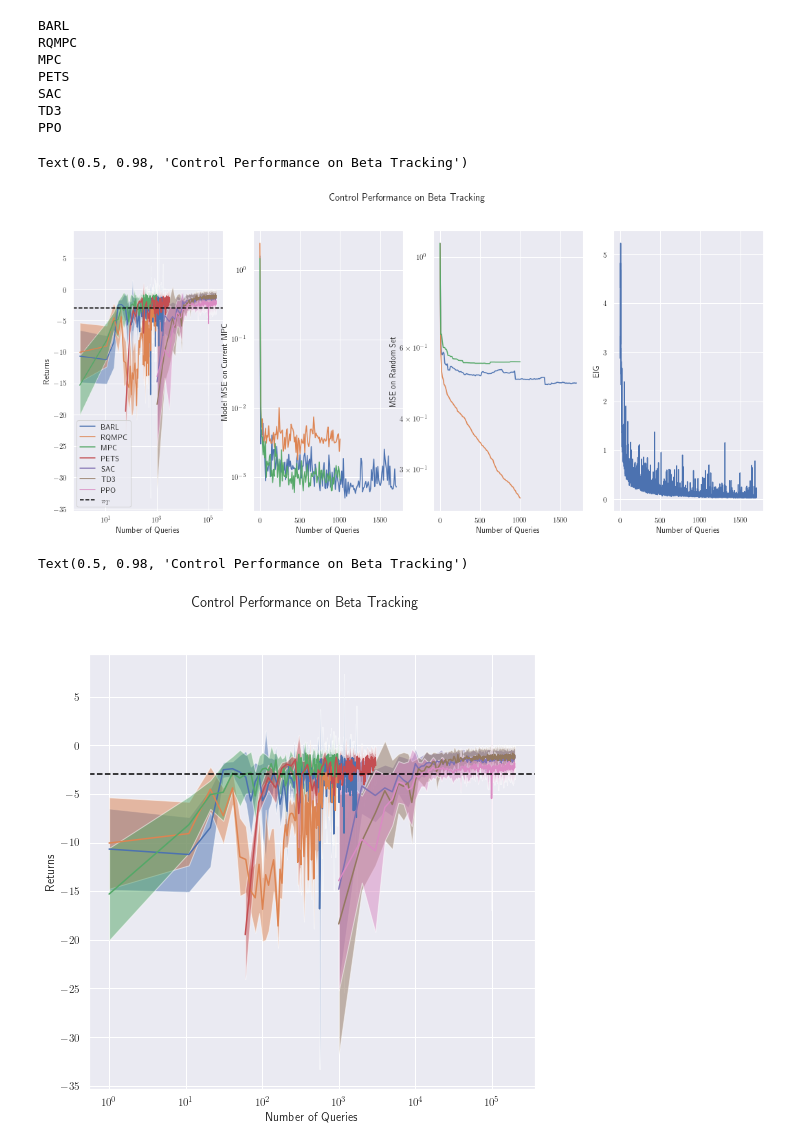
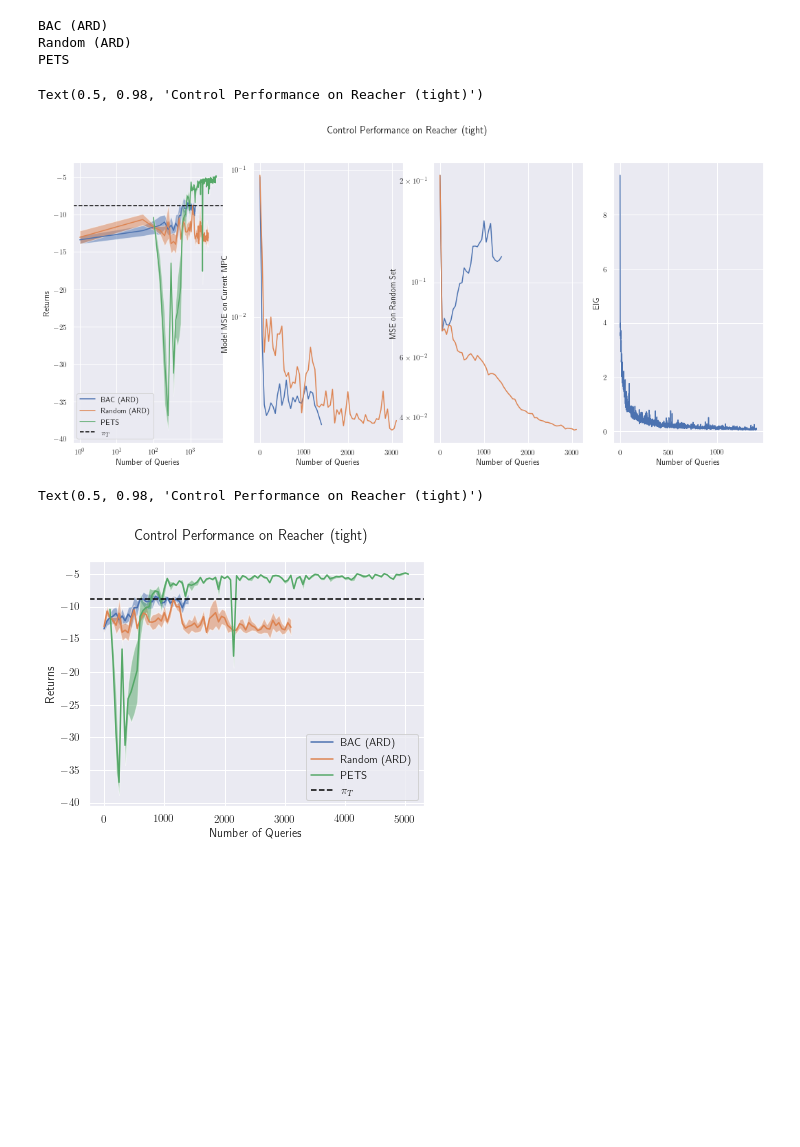
Before and after one commit to fusion-ml/trajectory-information-rl, a Jupyter notebook: notebooks/plot_returns.ipynb, the cells around one changed output. Cells and saved outputs as stored; diff of their text form; code cells hidden in the pictures; blank space fills up the shorter version.

```diff
--- a/notebooks/plot_returns.ipynb
+++ b/notebooks/plot_returns.ipynb
@@ -15,7 +15,7 @@ sns.set_theme()
 base_path = Path('../experiments')
 baseline_path = Path('../../bac-baselines/experiments')
 # %%
-env_name = 'Beta Tracking'
+env_name = 'Reacher (tight)'
 # %%
 pend_paths = {# 'BAC (seed 12)': 'random_init_12_2021-08-05/10-02-01/',
          #'BAC': 'pend_norm_tele_mg_3mc_2021-08-16/21-16-21',
@@ -78,10 +73,24 @@ reacher_tight_paths = {
+# %%
+reacher_tight_paths = {
+        'BAC (ARD)': 'bac_reacher_tight_ard_2021-09-21/10-06-46/',
+        'Random (ARD)': 'random_reacher_tight_ard_2021-09-21/23-56-00/',
+        'PETS': 'pets_reacher_tight_2021-09-22/18-59-17/',
+        # 'SAC': 'sac_reacher_tight_2021-09-22/18-34-13/',
+        # 'TD3': 'td3_reacher_tight_2021-09-22/15-24-00/',
+        # 'PPO': 'ppo_reacher_tight_2021-09-22/15-25-08/',
+}
+# %%
+swimmer_paths = {
+        'BAC (ARD)': 'bac_swimmer_ard_2021-09-17/15-13-29/'
+}
 # %%
 all_paths = {"Cartpole": cartpole_paths,
              "Pendulum": pend_paths,
              "Reacher": reacher_paths,
              'Lava Path': lava_paths,
              "Reacher (tight)": reacher_tight_paths,
-             "Beta Tracking": beta_tracking_paths
+             "Beta Tracking": beta_tracking_paths,
+             'Swimmer': swimmer_paths,
             }
 paths = all_paths[env_name]
 gt = {"Pendulum": -250,
@@ -89,6 +98,7 @@ gt = {"Pendulum": -250,
       "Reacher": -5,
       'Lava Path': -25,
       'Reacher (tight)': -8.78,
+      'Swimmer': 30,
       'Beta Tracking': -3}
 gt_val = gt[env_name]
 # %%
@@ -127,13 +137,9 @@ for key, path in paths.items():
         continue
     print(f"Data for {key} not found!")
 # %% [output]
-BARL
-RQMPC
-MPC
+BAC (ARD)
+Random (ARD)
 PETS
-SAC
-TD3
-PPO
 # %%
 fig, [ax1, ax2, ax3, ax4] = plt.subplots(1, 4, figsize=(18, 7.5))
 for key, vals in data.items():
@@ -176,28 +182,30 @@ ax1.set_xscale('log')
 
 fig.suptitle(f"Control Performance on {env_name}")
 # %% [output]
-Text(0.5, 0.98, 'Control Performance on Beta Tracking')
+Text(0.5, 0.98, 'Control Performance on Reacher (tight)')
-[figure, old version]
+[figure, new version]
 # %%
-fig, ax = plt.subplots(figsize=(8, 8))
+fig, ax = plt.subplots(figsize=(6, 4.5))
 for key, vals in data.items():
     rmean = vals["Eval Mean Returns"]
     rstderr = vals["Eval Std Returns"]
     ndata = vals['Eval ndata']
     ax.plot(ndata, rmean, label=key)
     ax.fill_between(ndata, rmean - rstderr, rmean + rstderr, alpha=0.5)
 ax.set_xlabel('Number of Queries')
 ax.set_ylabel('Returns')
-ax.axhline(gt_val, color='black', linestyle='--', label='Solved')
-# ax.legend()
+ax.axhline(gt_val, color='black', linestyle='--', label=r'$\pi_T$')
+ax.legend()
 if env_name == 'Lava Path':
     ax.set_ylim(-500, 0)
-ax.set_xscale('log')
+if env_name == 'Beta Tracking':
+    ax.set_ylim(-15, 0)
+# ax.set_xscale('log')
 
 fig.suptitle(f"Control Performance on {env_name}")
 # %% [output]
-Text(0.5, 0.98, 'Control Performance on Beta Tracking')
+Text(0.5, 0.98, 'Control Performance on Reacher (tight)')
-[figure, old version]
+[figure, new version]
 # %%
 print(f"Sample complexity of algorithms on {env_name}")
 for key, vals in data.items():
```
Also changed, not shown: parts of 5 cells of this notebook, 1 other file.
